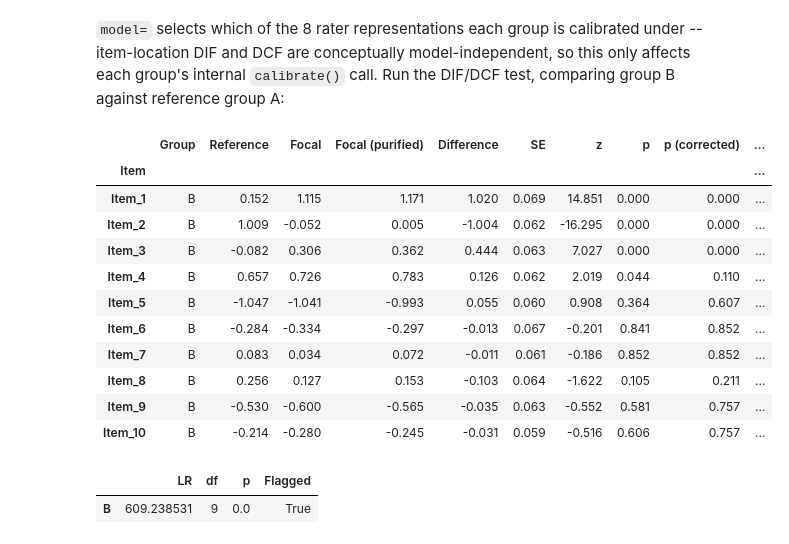
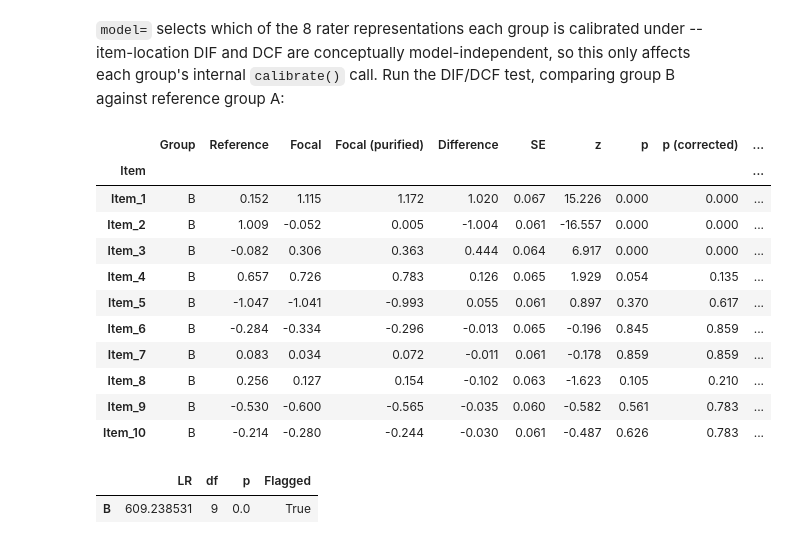
Before and after one commit to MarkElliott999/RaschPy, a Jupyter notebook: Examples/DIF testing/DIF testing example.ipynb, the cells around one changed output. Saved outputs shown, nothing was run; the diff lists cells and outputs as text; code cells hidden in the pictures.

```diff
--- a/Examples/DIF testing/DIF testing example.ipynb
+++ b/Examples/DIF testing/DIF testing example.ipynb
@@ -278,29 +278,30 @@ mfrm = MFRM(responses, max_score=4, exogenous=exogenous)
 # %%
 mfrm.dif_test('Group',
               model='global',
               reference='A',
               selection_method='wald',
               test='both',
               omnibus=True,
               category=True,
               correction='bh',
               welch=True,
-              no_of_samples=300)
+              no_of_samples=300,
+              seed=1)
 
 round(mfrm.dif_table, 3)   # item-location DIF
 # %% [output]
 |  | Group | Reference | Focal | Focal (purified) | Difference | SE | z | p | p (corrected) | ... |
 | Item |  |  |  |  |  |  |  |  |  | ... |
-| Item_1 | B | 0.152 | 1.115 | 1.171 | 1.020 | 0.069 | 14.851 | 0.000 | 0.000 | ... |
-| Item_2 | B | 1.009 | -0.052 | 0.005 | -1.004 | 0.062 | -16.295 | 0.000 | 0.000 | ... |
-| Item_3 | B | -0.082 | 0.306 | 0.362 | 0.444 | 0.063 | 7.027 | 0.000 | 0.000 | ... |
-| Item_4 | B | 0.657 | 0.726 | 0.783 | 0.126 | 0.062 | 2.019 | 0.044 | 0.110 | ... |
-| Item_5 | B | -1.047 | -1.041 | -0.993 | 0.055 | 0.060 | 0.908 | 0.364 | 0.607 | ... |
-| Item_6 | B | -0.284 | -0.334 | -0.297 | -0.013 | 0.067 | -0.201 | 0.841 | 0.852 | ... |
-| Item_7 | B | 0.083 | 0.034 | 0.072 | -0.011 | 0.061 | -0.186 | 0.852 | 0.852 | ... |
-| Item_8 | B | 0.256 | 0.127 | 0.153 | -0.103 | 0.064 | -1.622 | 0.105 | 0.211 | ... |
-| Item_9 | B | -0.530 | -0.600 | -0.565 | -0.035 | 0.063 | -0.552 | 0.581 | 0.757 | ... |
-| Item_10 | B | -0.214 | -0.280 | -0.245 | -0.031 | 0.059 | -0.516 | 0.606 | 0.757 | ... |
+| Item_1 | B | 0.152 | 1.115 | 1.172 | 1.020 | 0.067 | 15.226 | 0.000 | 0.000 | ... |
+| Item_2 | B | 1.009 | -0.052 | 0.005 | -1.004 | 0.061 | -16.557 | 0.000 | 0.000 | ... |
+| Item_3 | B | -0.082 | 0.306 | 0.363 | 0.444 | 0.064 | 6.917 | 0.000 | 0.000 | ... |
+| Item_4 | B | 0.657 | 0.726 | 0.783 | 0.126 | 0.065 | 1.929 | 0.054 | 0.135 | ... |
+| Item_5 | B | -1.047 | -1.041 | -0.993 | 0.055 | 0.061 | 0.897 | 0.370 | 0.617 | ... |
+| Item_6 | B | -0.284 | -0.334 | -0.296 | -0.013 | 0.065 | -0.196 | 0.845 | 0.859 | ... |
+| Item_7 | B | 0.083 | 0.034 | 0.072 | -0.011 | 0.061 | -0.178 | 0.859 | 0.859 | ... |
+| Item_8 | B | 0.256 | 0.127 | 0.154 | -0.102 | 0.063 | -1.623 | 0.105 | 0.210 | ... |
+| Item_9 | B | -0.530 | -0.600 | -0.565 | -0.035 | 0.060 | -0.582 | 0.561 | 0.783 | ... |
+| Item_10 | B | -0.214 | -0.280 | -0.244 | -0.030 | 0.061 | -0.487 | 0.626 | 0.783 | ... |
 # %%
 mfrm.dif_omnibus_table   # item-isolated omnibus test (facet_effects pinned at the pooled value)
 # %% [output]
```
Also changed, not shown: parts of 11 cells of this notebook, 2 other files.
